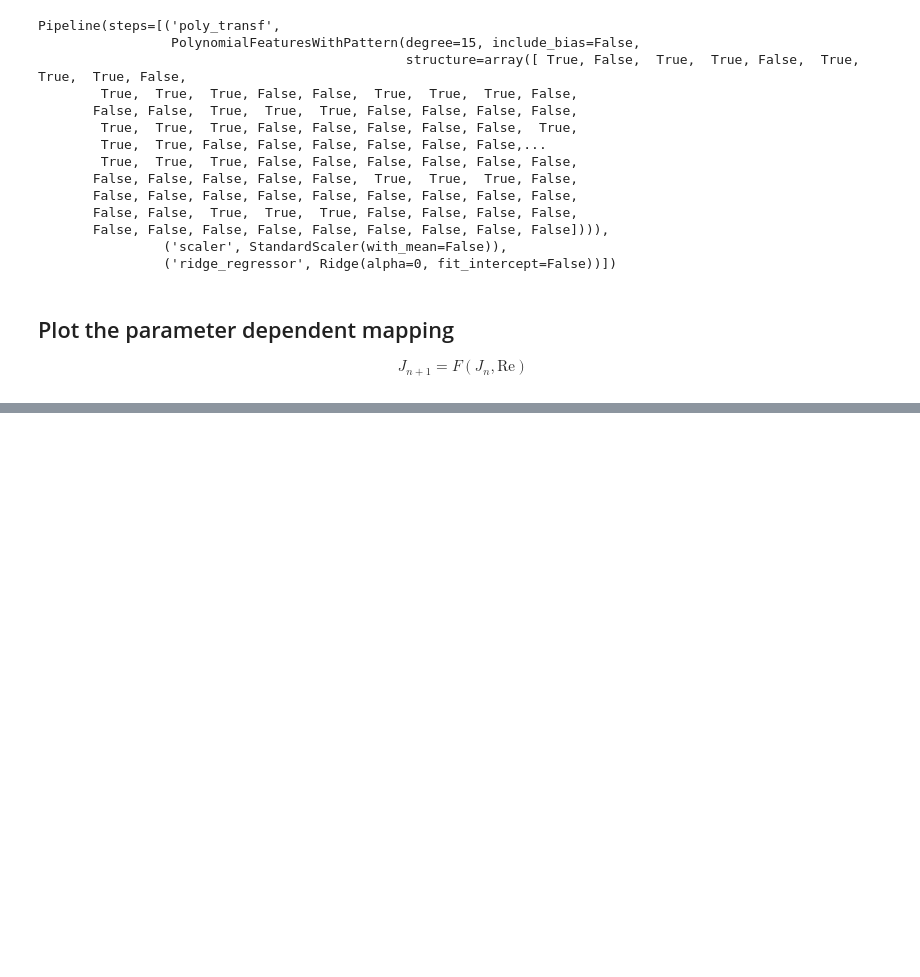
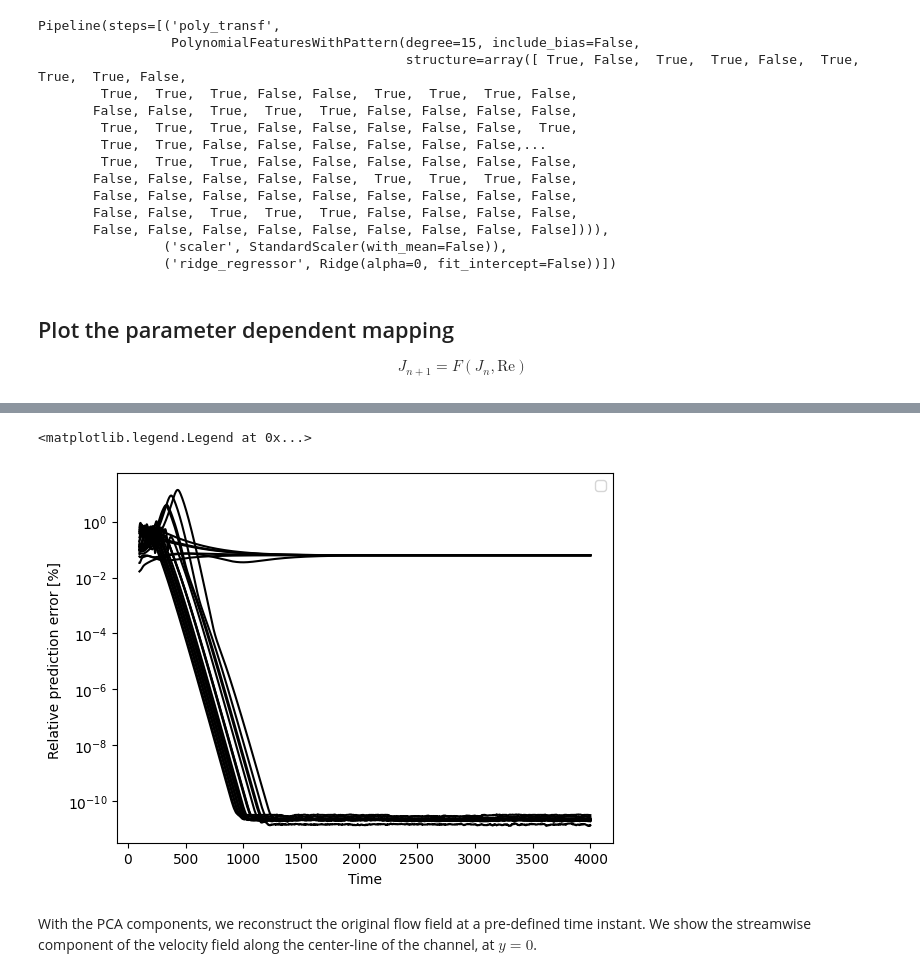
Before and after one commit to haller-group/SSMLearnPy, a Jupyter notebook: examples/couetteflow/couetteFlowRe134.ipynb, the cells around one changed output, grey strips where cells are left out. Cells and saved outputs as stored; diff of their text form; code cells hidden in the pictures; blank space fills up the shorter version.

```diff
--- a/examples/couetteflow/couetteFlowRe134.ipynb
+++ b/examples/couetteflow/couetteFlowRe134.ipynb
@@ -147,0 +190,13 @@ f.show()
+# %%
+for i in range(len(x_reduced_rec)):
+    predicted = ssm.decode(np.concatenate((x_reduced_rec[i], x_reduced_rec[i]*0 + 0.02)))
+    error = np.linalg.norm(predicted - x_full_test[i], axis = 0)
+    max_norm = np.linalg.norm(x_full_test[i], axis = 0).max()
+
+    plt.semilogy(t_test[i], 100 * error/max_norm, '-', c='black')
+        #plt.plot(t_rec[i], x_reduced_rec[i][0,:], '--', c='crimson', label = 'Predicted trajectory')
+
+plt.xlabel('Time')
+plt.ylabel('Relative prediction error [%] ')
+plt.legend()
+# %% [output]
@@ -147,0 +204,4 @@ f.show()
+<matplotlib.legend.Legend at 0x...>
+[figure, added]
+# %% [markdown]
+With the PCA components, we reconstruct the original flow field at  a pre-defined time instant. We show the streamwise component of the velocity field along the center-line of the channel, at $y=0$.
```
Also changed, not shown: parts of 12 cells of this notebook, 9 other files.
